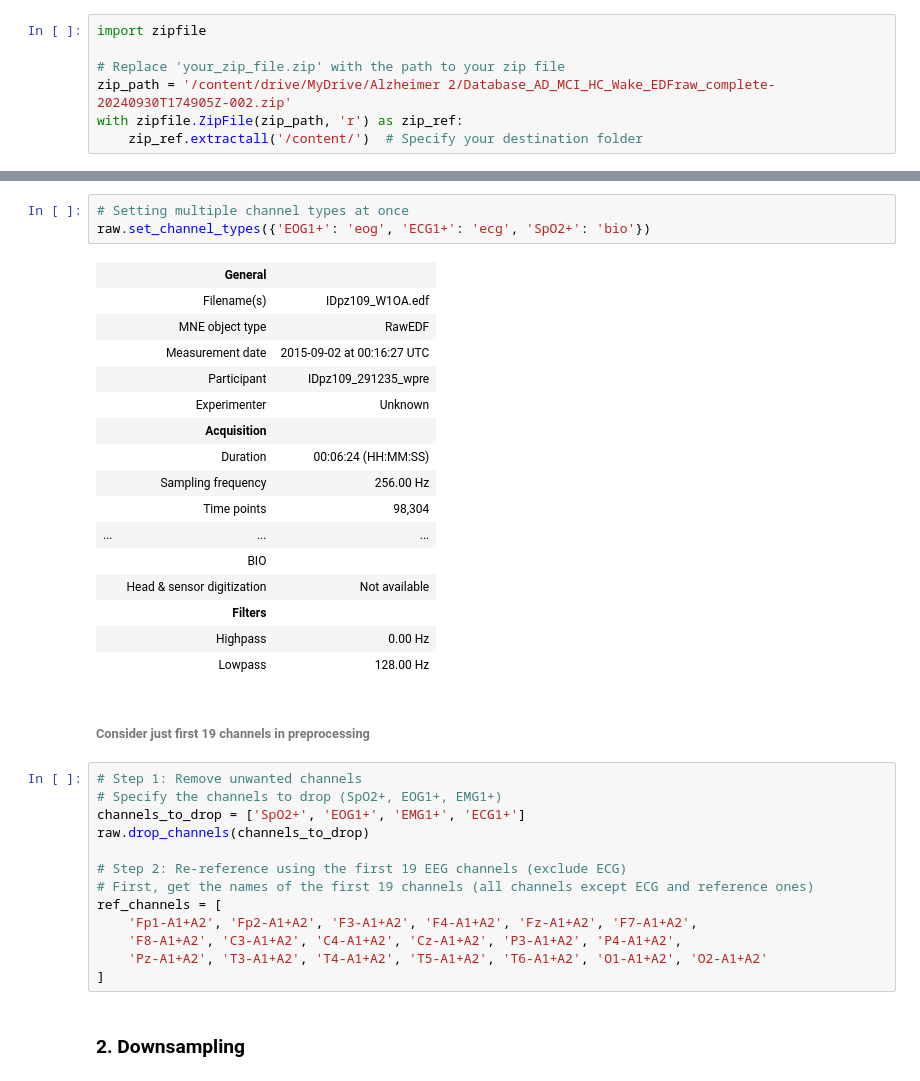
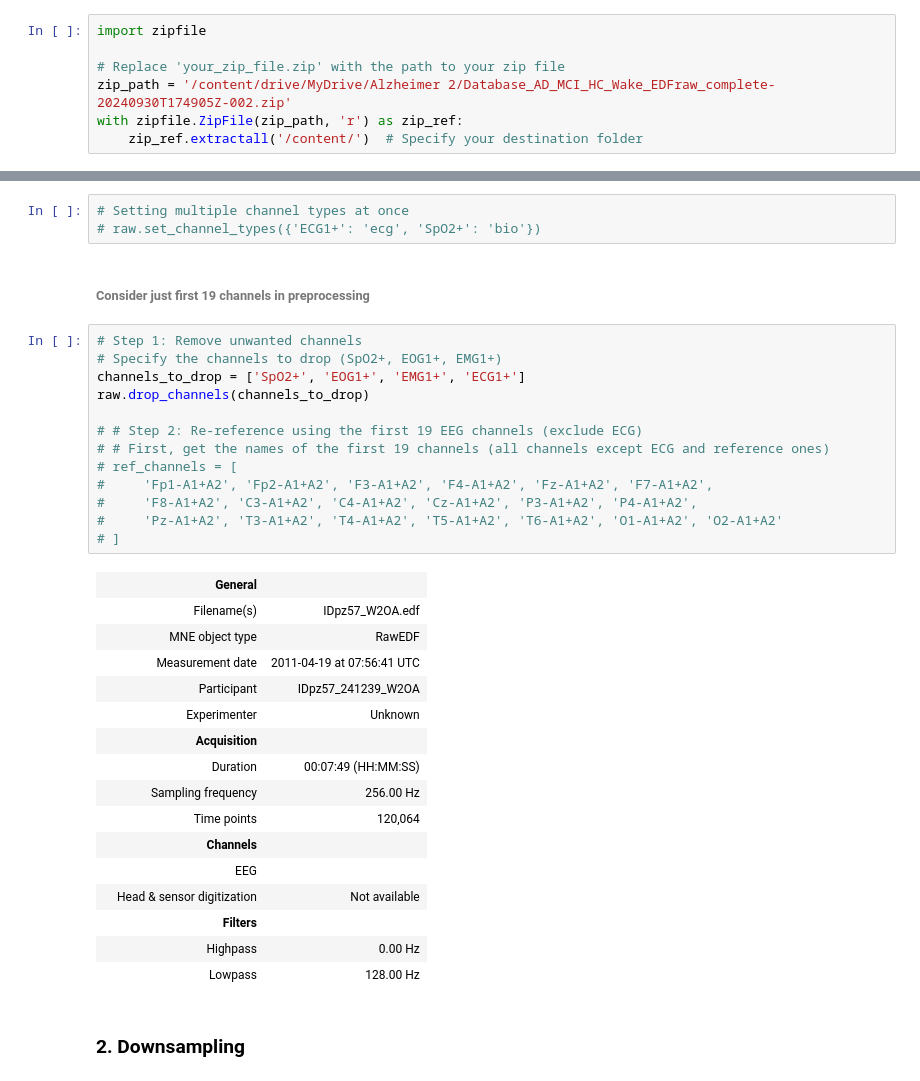
Before and after one commit to abdipourasl/Alzheimer, a Jupyter notebook: MNE_Preprocessing_(1).ipynb, the cells around one changed output, grey strips where cells are left out. Drawn from its saved outputs; the diff is of its cells as text.

```diff
--- a/MNE_Preprocessing_(1).ipynb
+++ b/MNE_Preprocessing_(1).ipynb
@@ -71,38 +71,38 @@ print(raw.info['ch_names'])
 # %%
 # Setting multiple channel types at once
-raw.set_channel_types({'EOG1+': 'eog', 'ECG1+': 'ecg', 'SpO2+': 'bio'})
+# raw.set_channel_types({'ECG1+': 'ecg', 'SpO2+': 'bio'})
-# %% [output]
-|  | General |  |
-|  | Filename(s) | IDpz109_W1OA.edf |
-|  | MNE object type | RawEDF |
-|  | Measurement date | 2015-09-02 at 00:16:27 UTC |
-|  | Participant | IDpz109_291235_wpre |
-|  | Experimenter | Unknown |
-|  | Acquisition |  |
-|  | Duration | 00:06:24 (HH:MM:SS) |
-|  | Sampling frequency | 256.00 Hz |
-|  | Time points | 98,304 |
-| ... | ... | ... |
-|  | BIO |  |
-|  | Head & sensor digitization | Not available |
-|  | Filters |  |
-|  | Highpass | 0.00 Hz |
-|  | Lowpass | 128.00 Hz |
 # %% [markdown]
 ###### Consider just first 19 channels in preprocessing
 # %%
 # Step 1: Remove unwanted channels
 # Specify the channels to drop (SpO2+, EOG1+, EMG1+)
 channels_to_drop = ['SpO2+', 'EOG1+', 'EMG1+', 'ECG1+']
 raw.drop_channels(channels_to_drop)
 
-# Step 2: Re-reference using the first 19 EEG channels (exclude ECG)
-# First, get the names of the first 19 channels (all channels except ECG and reference ones)
-ref_channels = [
-    'Fp1-A1+A2', 'Fp2-A1+A2', 'F3-A1+A2', 'F4-A1+A2', 'Fz-A1+A2', 'F7-A1+A2',
-    'F8-A1+A2', 'C3-A1+A2', 'C4-A1+A2', 'Cz-A1+A2', 'P3-A1+A2', 'P4-A1+A2',
-    'Pz-A1+A2', 'T3-A1+A2', 'T4-A1+A2', 'T5-A1+A2', 'T6-A1+A2', 'O1-A1+A2', 'O2-A1+A2'
-]
+# # Step 2: Re-reference using the first 19 EEG channels (exclude ECG)
+# # First, get the names of the first 19 channels (all channels except ECG and reference ones)
+# ref_channels = [
+#     'Fp1-A1+A2', 'Fp2-A1+A2', 'F3-A1+A2', 'F4-A1+A2', 'Fz-A1+A2', 'F7-A1+A2',
+#     'F8-A1+A2', 'C3-A1+A2', 'C4-A1+A2', 'Cz-A1+A2', 'P3-A1+A2', 'P4-A1+A2',
+#     'Pz-A1+A2', 'T3-A1+A2', 'T4-A1+A2', 'T5-A1+A2', 'T6-A1+A2', 'O1-A1+A2', 'O2-A1+A2'
+# ]
+# %% [output]
+|  | General |  |
+|  | Filename(s) | IDpz57_W2OA.edf |
+|  | MNE object type | RawEDF |
+|  | Measurement date | 2011-04-19 at 07:56:41 UTC |
+|  | Participant | IDpz57_241239_W2OA |
+|  | Experimenter | Unknown |
+|  | Acquisition |  |
+|  | Duration | 00:07:49 (HH:MM:SS) |
+|  | Sampling frequency | 256.00 Hz |
+|  | Time points | 120,064 |
+|  | Channels |  |
+|  | EEG |  |
+|  | Head & sensor digitization | Not available |
+|  | Filters |  |
+|  | Highpass | 0.00 Hz |
+|  | Lowpass | 128.00 Hz |
 # %% [markdown]
 ### 2. Downsampling
 # %%
```
Also changed, not shown: parts of 19 cells of this notebook.
